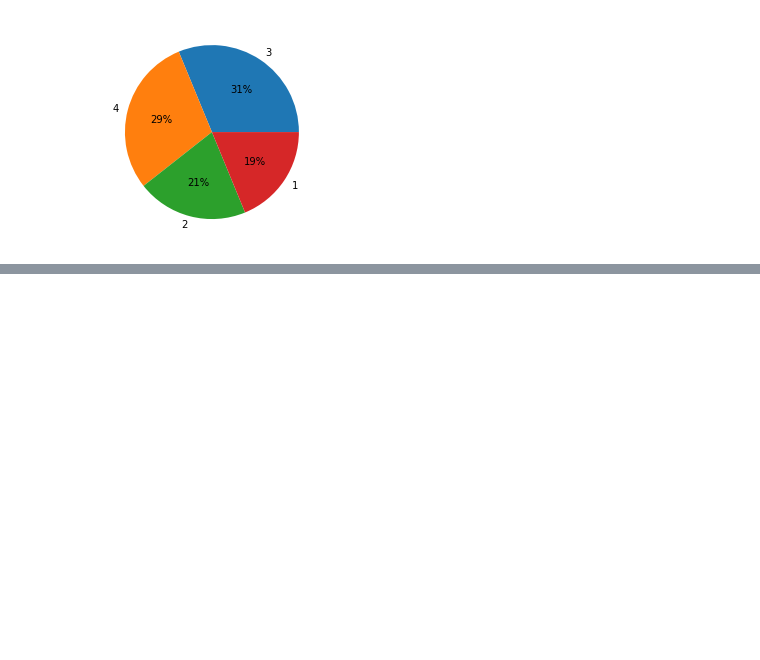
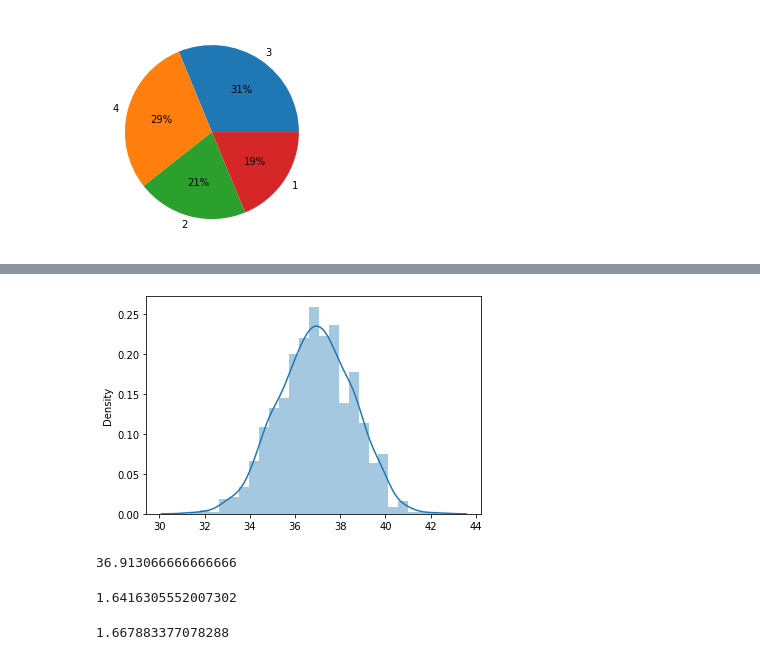
Before and after one commit to RajSinghSengerThakur/Hr-employees, a Jupyter notebook: EDA1.ipynb, the cells around one changed output, grey strips where cells are left out. Saved outputs shown, nothing was run; the diff lists cells and outputs as text; code cells hidden in the pictures; blank space fills up the shorter version.

```diff
--- a/EDA1.ipynb
+++ b/EDA1.ipynb
@@ -217,0 +320,18 @@ plt.pie(df, labels=df.index, autopct="%.0f%%");
+# %%
+sns.distplot(sample_means)
+plt.show()
+# %% [output]
+[figure, added]
+# %%
+sample_means.mean()
+# %% [output]
+36.913066666666666
+# %%
+sample_means.std()
+# %% [output]
+1.6416305552007302
+# %%
+
+df.Age.std()/np.sqrt(samp_size)
+# %% [output]
+1.667883377078288
```
Also changed, not shown: parts of 11 cells of this notebook.
